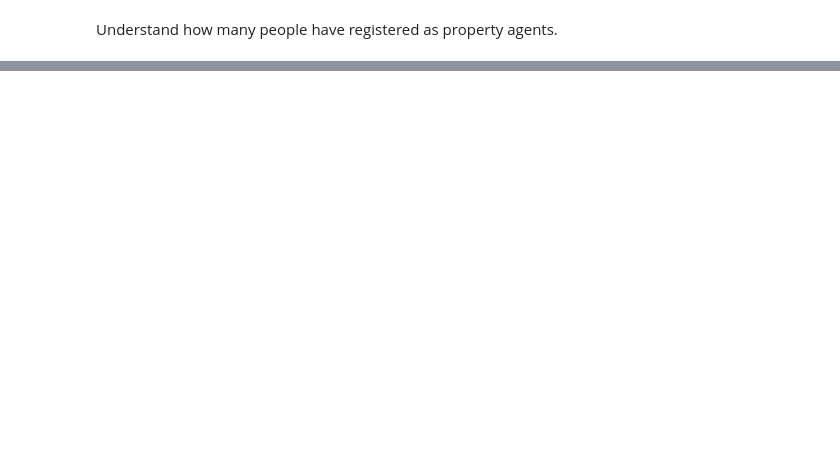
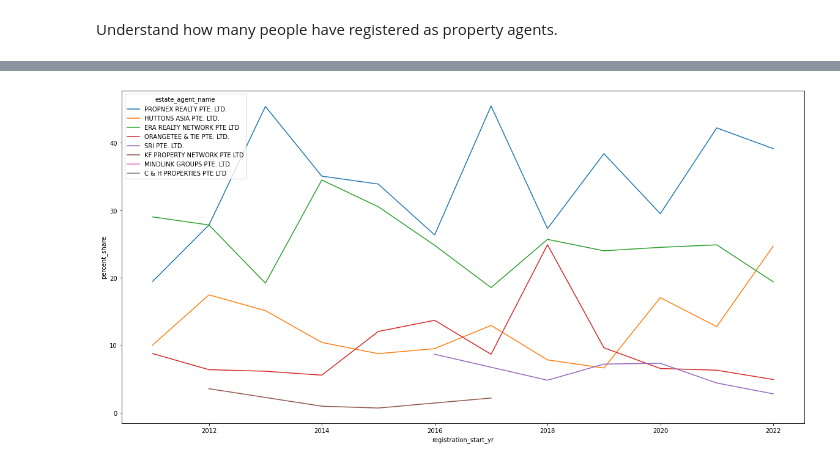
Before and after one commit to bhumika503/property_agents, a Jupyter notebook: ERA_SG.ipynb, the cells around one changed output, grey strips where cells are left out. Saved outputs shown, nothing was run; the diff lists cells and outputs as text; code cells hidden in the pictures; blank space fills up the shorter version.

```diff
--- a/ERA_SG.ipynb
+++ b/ERA_SG.ipynb
@@ -91,0 +145,15 @@ Total no: of Estate agencies: 1136
+# %%
+df = df[df.registration_start_yr != 2023]
+df_grouped2 = df.groupby(by=['registration_start_yr', 'estate_agent_name'],as_index=False)['salesperson_name'].count()
+df_grouped2["yearly_count"] = df_grouped2.groupby(['registration_start_yr'])["salesperson_name"].transform("sum")
+
+df_grouped2['percent_share'] = round(df_grouped2['salesperson_name']*100/df_grouped2['yearly_count'],2)
+df_grouped2 = df_grouped2.sort_values(['registration_start_yr', 'percent_share'],ascending=False).groupby('registration_start_yr').head(5)
+# df.sort_values([column names- groupby for each year and sort in descending order by percent_share])
+# %%
+plt.figure(figsize=(20,10))
+sns.lineplot(x='registration_start_yr', y='percent_share', hue='estate_agent_name', data =df_grouped2)
+# plt.xlabel(df_grouped2['registration_start_yr'])
+plt.show()
+# %% [output]
+[figure, added]
```
Also changed, not shown: parts of 8 cells of this notebook, 1 other file.
